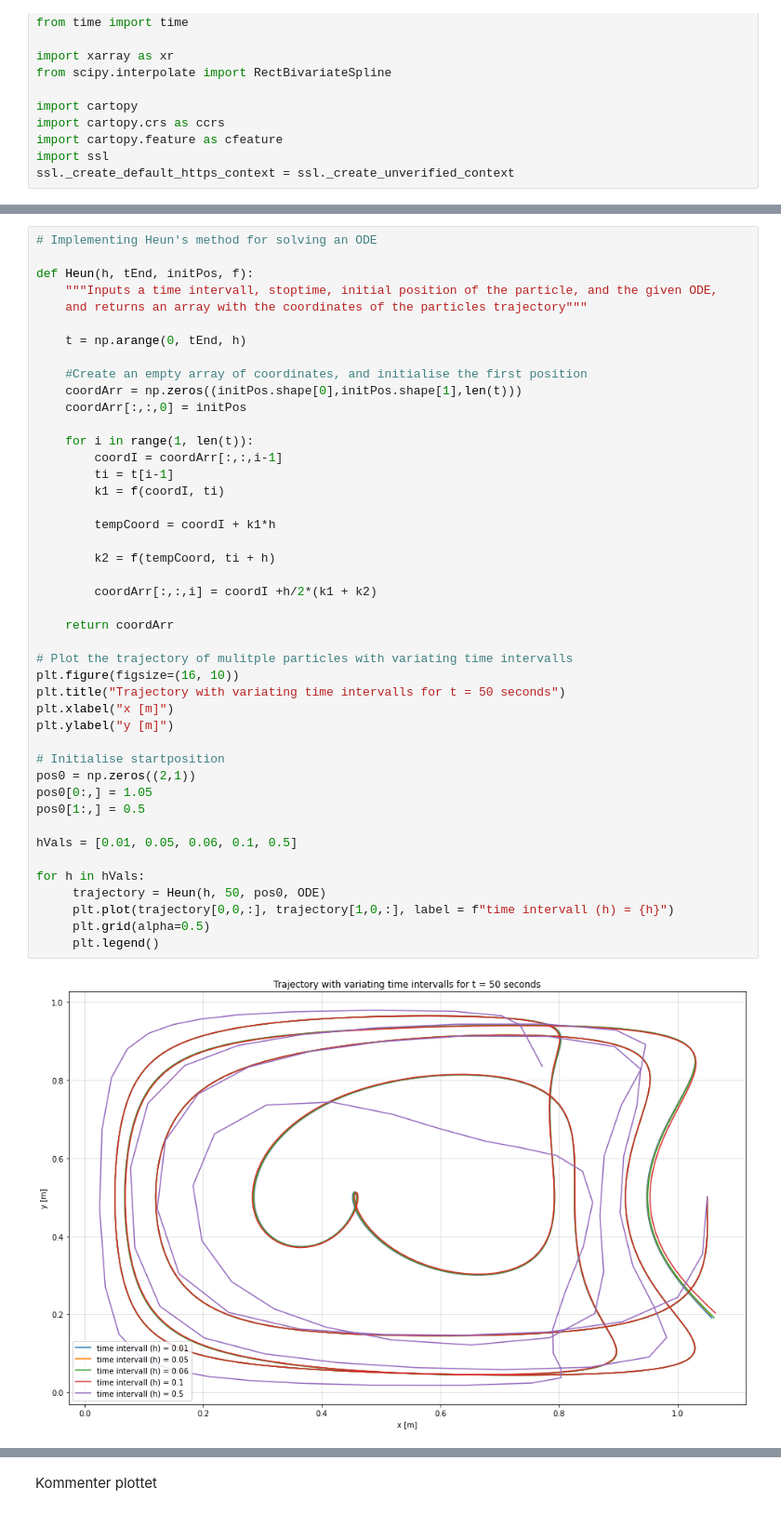
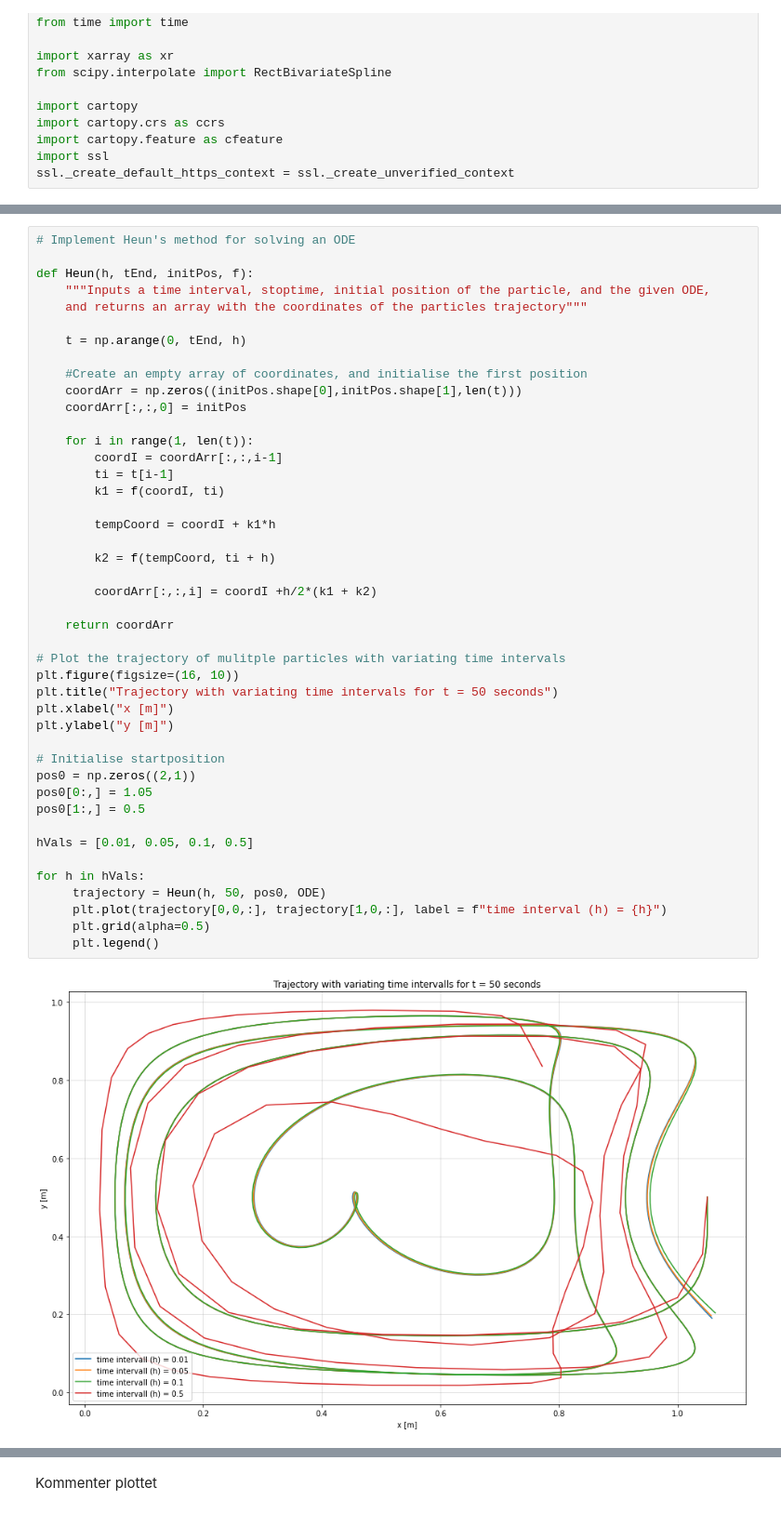
Before and after one commit to petmil123/vitberkrigerene, a Jupyter notebook: tekfysprosjekt/innlevering.ipynb, the cells around one changed output, grey strips where cells are left out. Shown at 93% size. Drawn from its saved outputs; the diff is of its cells as text.

```diff
--- a/tekfysprosjekt/innlevering.ipynb
+++ b/tekfysprosjekt/innlevering.ipynb
@@ -66,10 +66,10 @@ def ODE(coords, t):
     ys = coords[1,:]
     return np.array([vX(xs, ys, t), vY(xs, ys, t)])
 # %%
-# Implementing Heun's method for solving an ODE
+# Implement Heun's method for solving an ODE
 
 def Heun(h, tEnd, initPos, f):
-    """Inputs a time intervall, stoptime, initial position of the particle, and the given ODE,
+    """Inputs a time interval, stoptime, initial position of the particle, and the given ODE,
     and returns an array with the coordinates of the particles trajectory"""
 
     t = np.arange(0, tEnd, h)
@@ -79,38 +79,38 @@ def Heun(h, tEnd, initPos, f):
     coordArr[:,:,0] = initPos
 
     for i in range(1, len(t)):
         coordI = coordArr[:,:,i-1]
         ti = t[i-1]
         k1 = f(coordI, ti)
 
         tempCoord = coordI + k1*h
 
         k2 = f(tempCoord, ti + h)
 
         coordArr[:,:,i] = coordI +h/2*(k1 + k2)
 
     return coordArr
 
-# Plot the trajectory of mulitple particles with variating time intervalls
+# Plot the trajectory of mulitple particles with variating time intervals
 plt.figure(figsize=(16, 10))
-plt.title("Trajectory with variating time intervalls for t = 50 seconds")
+plt.title("Trajectory with variating time intervals for t = 50 seconds")
 plt.xlabel("x [m]")
 plt.ylabel("y [m]")
 
 # Initialise startposition
 pos0 = np.zeros((2,1))
 pos0[0:,] = 1.05
 pos0[1:,] = 0.5
 
-hVals = [0.01, 0.05, 0.06, 0.1, 0.5]
+hVals = [0.01, 0.05, 0.1, 0.5]
 
 for h in hVals:
      trajectory = Heun(h, 50, pos0, ODE)
-     plt.plot(trajectory[0,0,:], trajectory[1,0,:], label = f"time intervall (h) = {h}")
+     plt.plot(trajectory[0,0,:], trajectory[1,0,:], label = f"time interval (h) = {h}")
      plt.grid(alpha=0.5)
      plt.legend()
 # %% [output]
-[figure, old version]
+[figure, new version]
 # %% [markdown]
 Kommenter plottet
 
```
Also changed, not shown: parts of 5 cells of this notebook.
